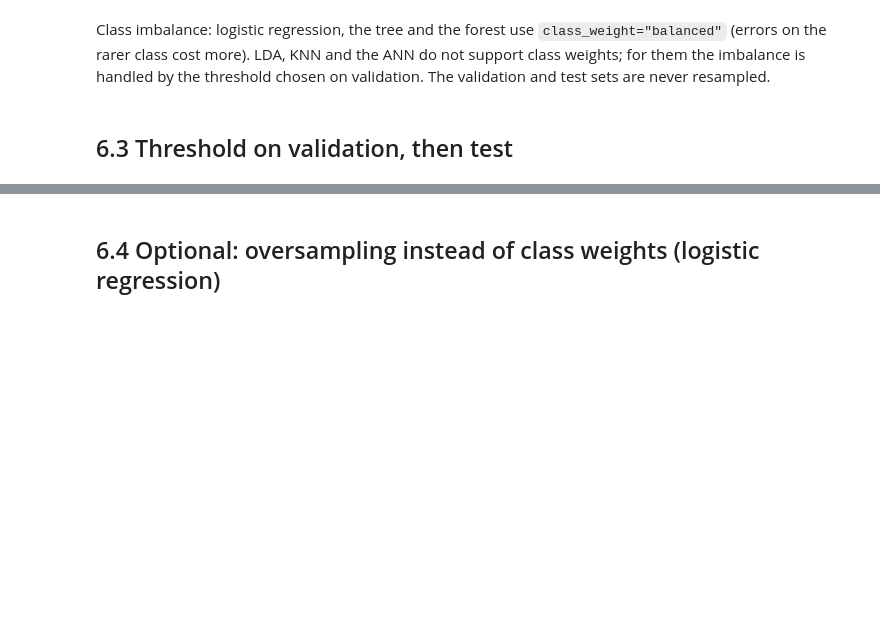
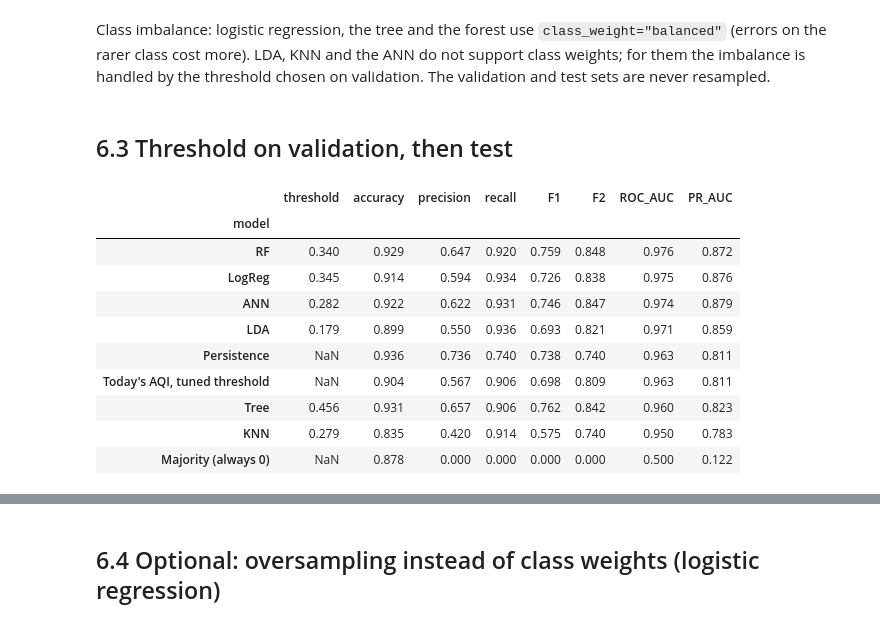
Before and after one commit to s-aura-bhhh/Air-quality-analysis, a Jupyter notebook: notebooks/06_rq2_classification.ipynb, the cells around one changed output, grey strips where cells are left out. Saved outputs shown, nothing was run; the diff lists cells and outputs as text; code cells hidden in the pictures; blank space fills up the shorter version.

```diff
--- a/notebooks/06_rq2_classification.ipynb
+++ b/notebooks/06_rq2_classification.ipynb
@@ -105,7 +141,7 @@ def tune(name, make, grid):
 scaled = lambda m: make_pipeline(StandardScaler(), m)
 models = {
     "LogReg": tune("LogReg", lambda C: scaled(LogisticRegression(C=C, class_weight="balanced", max_iter=3000)),
-                   [{"C": C} for C in [0.001, 0.01, 0.1, 1, 10]]),
+                   [{"C": C} for C in [0.001, 0.01, 0.1, 1, 10, 100]]),
     "LDA": tune("LDA", lambda shrinkage: scaled(LinearDiscriminantAnalysis(solver="lsqr", shrinkage=shrinkage)),
                 [{"shrinkage": s} for s in [None, "auto"]]),
     "Tree": tune("Tree", lambda max_depth: DecisionTreeClassifier(max_depth=max_depth, min_samples_leaf=20,
@@ -129,22 +172,28 @@ never resampled.
 # %% [markdown]
 ## 6.3 Threshold on validation, then test
 # %%
-def best_threshold(y_true, s):
-    p, r, t = precision_recall_curve(y_true, s)
-    f2 = 5 * p * r / np.maximum(4 * p + r, 1e-12)
-    i = int(np.nanargmax(f2[:-1]))
-    return t[i]
-
 proba = {name: {k: m.predict_proba(X[k])[:, 1] for k in X} for name, m in models.items()}
 thr = {name: best_threshold(y["val"], proba[name]["val"]) for name in models}
 rows = []
 for name in models:
     for part in ["val", "test", "test_nolock"]:
         rows.append({"model": name, "set": part, "threshold": thr[name],
                      **scores(y[part], (proba[name][part] >= thr[name]).astype(int), proba[name][part])})
 res = pd.concat([pd.DataFrame(rows).set_index(["model", "set"]), base]).round(3)
 res.to_csv(TAB / "06_results.csv")
 test_tab = res.xs("test", level="set").sort_values("ROC_AUC", ascending=False)
 test_tab
+# %% [output]
+|  | threshold | accuracy | precision | recall | F1 | F2 | ROC_AUC | PR_AUC |
+| model |  |  |  |  |  |  |  |  |
+| RF | 0.340 | 0.929 | 0.647 | 0.920 | 0.759 | 0.848 | 0.976 | 0.872 |
+| LogReg | 0.345 | 0.914 | 0.594 | 0.934 | 0.726 | 0.838 | 0.975 | 0.876 |
+| ANN | 0.282 | 0.922 | 0.622 | 0.931 | 0.746 | 0.847 | 0.974 | 0.879 |
+| LDA | 0.179 | 0.899 | 0.550 | 0.936 | 0.693 | 0.821 | 0.971 | 0.859 |
+| Persistence | NaN | 0.936 | 0.736 | 0.740 | 0.738 | 0.740 | 0.963 | 0.811 |
+| Today's AQI, tuned threshold | NaN | 0.904 | 0.567 | 0.906 | 0.698 | 0.809 | 0.963 | 0.811 |
+| Tree | 0.456 | 0.931 | 0.657 | 0.906 | 0.762 | 0.842 | 0.960 | 0.823 |
+| KNN | 0.279 | 0.835 | 0.420 | 0.914 | 0.575 | 0.740 | 0.950 | 0.783 |
+| Majority (always 0) | NaN | 0.878 | 0.000 | 0.000 | 0.000 | 0.000 | 0.500 | 0.122 |
 # %%
 res.xs("test_nolock", level="set").sort_values("ROC_AUC", ascending=False)
```
Also changed, not shown: parts of 14 cells of this notebook, 46 other files.
